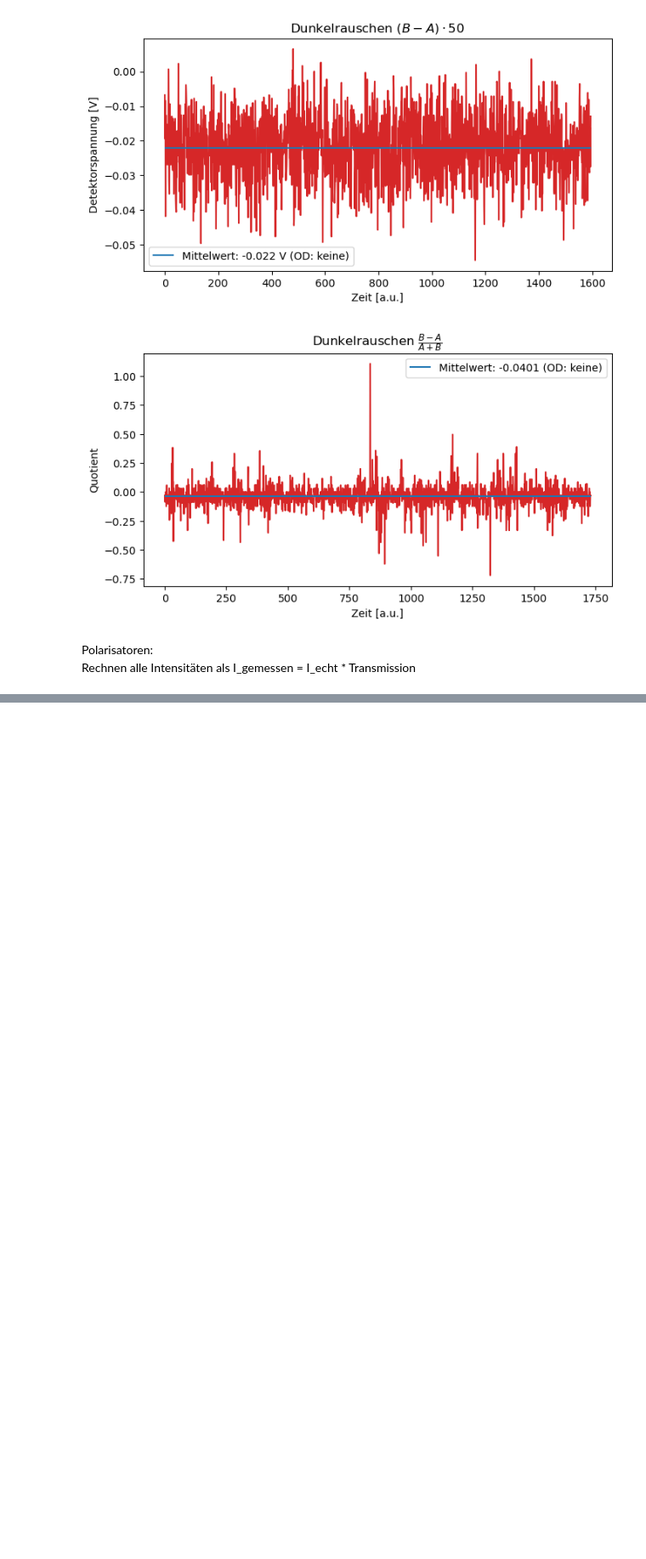
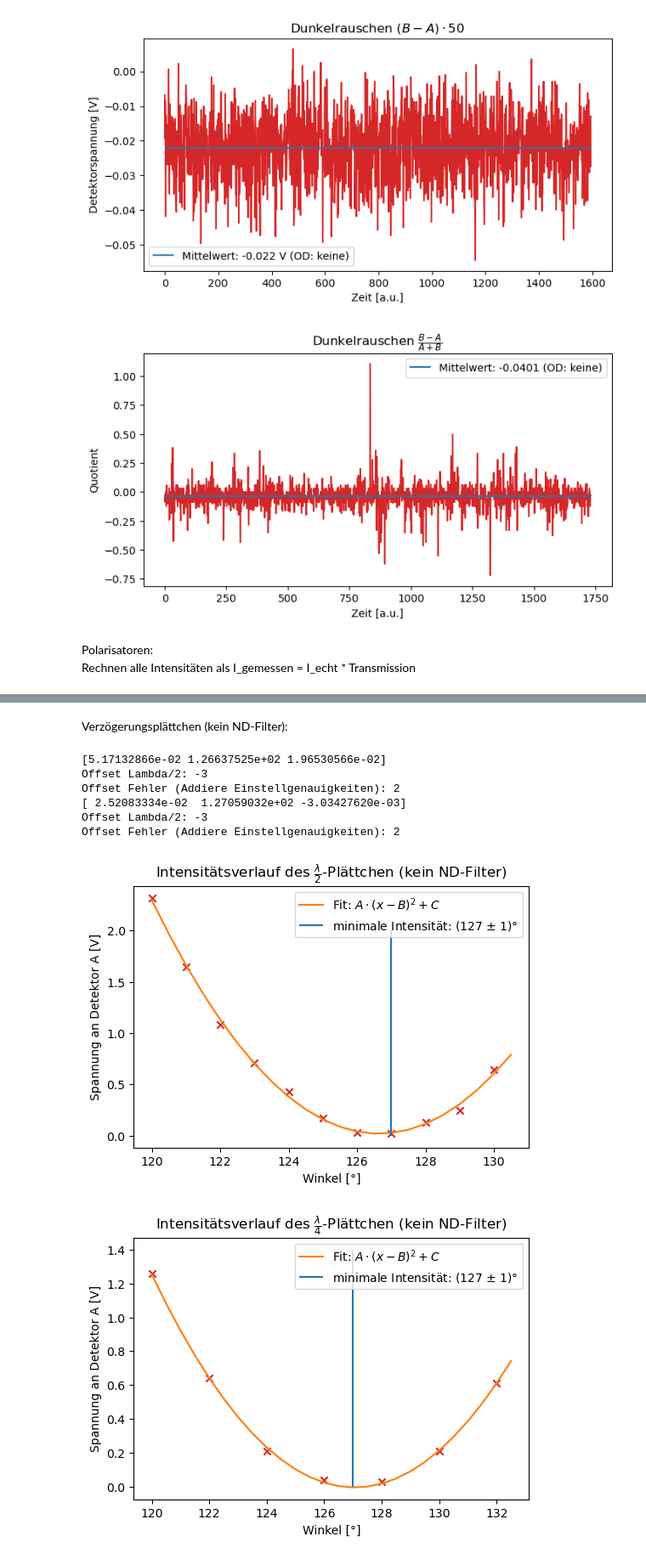
Before and after one commit to hannes-ebe/F-Prak-B, a Jupyter notebook: MOKE/polfilter.ipynb, the cells around one changed output, grey strips where cells are left out. Shown at 85% size. Drawn from its saved outputs; the diff is of its cells as text; code cells hidden in the pictures; blank space fills up the shorter version.

```diff
--- a/MOKE/polfilter.ipynb
+++ b/MOKE/polfilter.ipynb
@@ -96,0 +120,65 @@ print(sum)
+# %% [markdown]
+Verzögerungsplättchen (kein ND-Filter):
+# %%
+lambda_halbe_winkel = np.array([120,121,122,123,124,125,126,127,128,129,130])
+lambda_halbe = np.array([2.32,1.65,1.08,0.71,0.43,0.17,0.03,0.02,0.13,0.25,0.64])
+lambda_viertel_winkel = np.array([120,122,124,126,128,130,132])
+lambda_viertel = np.array([1.26,0.64,0.21,0.04,0.03,0.21,0.61])
+
+def x2(x,A,B,C):
+    return A*(x-B)**2+C
+# %%
+plt.figure(figsize=(6,4))
+plt.scatter(lambda_halbe_winkel,lambda_halbe,marker='x',color='tab:red')
+plt.xlabel('Winkel [°]')
+plt.ylabel('Spannung an Detektor A [V]')
+plt.title(r'Intensitätsverlauf des $\frac{\lambda}{2}$-Plättchen (kein ND-Filter)')
+
+popt, pcov = curve_fit(x2,lambda_halbe_winkel,lambda_halbe,p0=[1,1,1])
+A, B, C = popt
+print(popt)
+xfit = np.arange(120,131,0.5)
+yfit = x2(xfit,A,B,C)
+plt.plot(xfit,yfit,color='tab:orange',label='Fit: $A\cdot (x-B)^2+C$')
+min_index = np.argmin(yfit)
+minimum = round(xfit[min_index]+0.1)  # Python rundet bei .5 noch immer ab...
+plt.vlines(minimum,ymin=0,ymax=2,colors='tab:blue',label=f'minimale Intensität: ({minimum} $\pm~1$)°')
+plt.legend()
+plt.savefig('figures/optiken/lambda2_int.pdf')
+
+offset_halbe = minimum-130
+print('Offset Lambda/2:',offset_halbe)
+print('Offset Fehler (Addiere Einstellgenauigkeiten):',2)
+
+
+
+plt.figure(figsize=(6,4))
+plt.scatter(lambda_viertel_winkel,lambda_viertel,marker='x',color='tab:red')
+plt.xlabel('Winkel [°]')
+plt.ylabel('Spannung an Detektor A [V]')
+plt.title(r'Intensitätsverlauf des $\frac{\lambda}{4}$-Plättchen (kein ND-Filter)')
+
+popt, pcov = curve_fit(x2,lambda_viertel_winkel,lambda_viertel,p0=[1,1,1])
+A, B, C = popt
+print(popt)
+xfit = np.arange(120,133,0.5)
+yfit = x2(xfit,A,B,C)
+plt.plot(xfit,yfit,color='tab:orange',label='Fit: $A\cdot (x-B)^2+C$')
+min_index = np.argmin(yfit)
+minimum = round(xfit[min_index])
+plt.vlines(minimum,ymin=0,ymax=1.4,colors='tab:blue',label=f'minimale Intensität: ({minimum} $\pm~1$)°')
+plt.legend()
+plt.savefig('figures/optiken/lambda4_int.pdf')
+
+offset_viertel = minimum-130
+print('Offset Lambda/2:',offset_viertel)
+print('Offset Fehler (Addiere Einstellgenauigkeiten):',2)
+# %% [output]
+[5.17132866e-02 1.26637525e+02 1.96530566e-02]
+Offset Lambda/2: -3
+Offset Fehler (Addiere Einstellgenauigkeiten): 2
+[ 2.52083334e-02  1.27059032e+02 -3.03427620e-03]
+Offset Lambda/2: -3
+Offset Fehler (Addiere Einstellgenauigkeiten): 2
+[figure, added]
+[figure, added]
```
Also changed, not shown: parts of 3 cells of this notebook, 1 other file.
